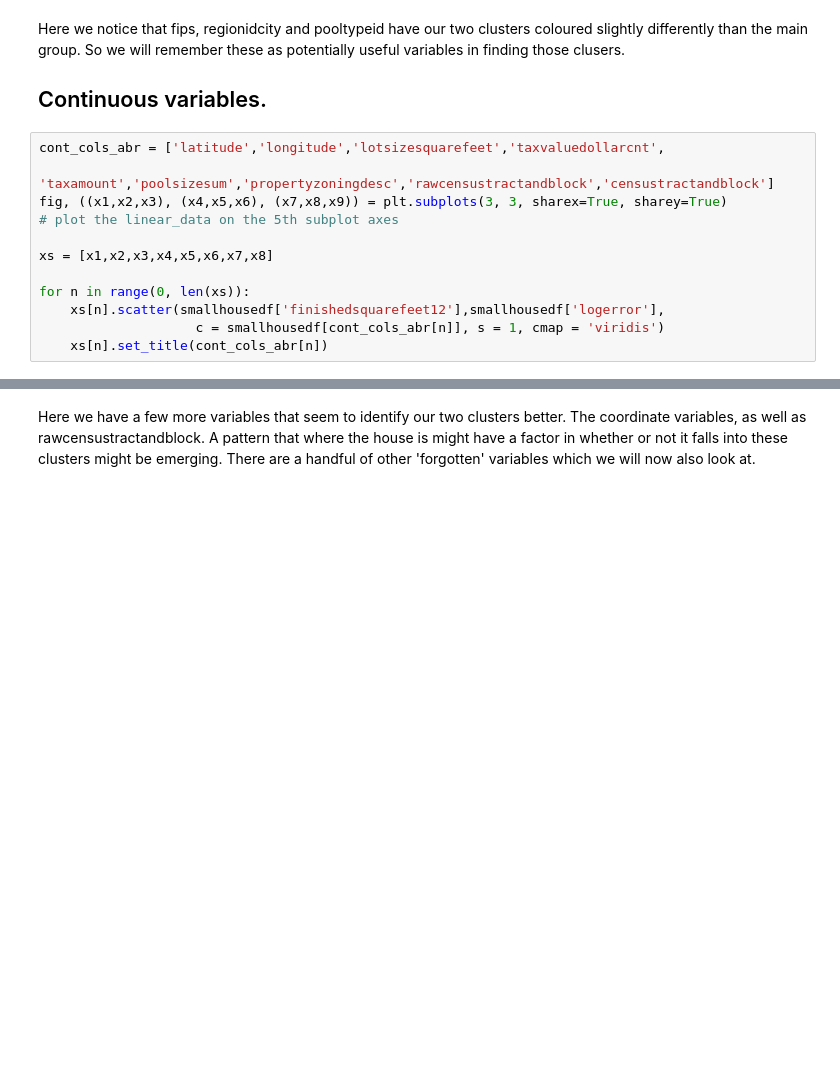
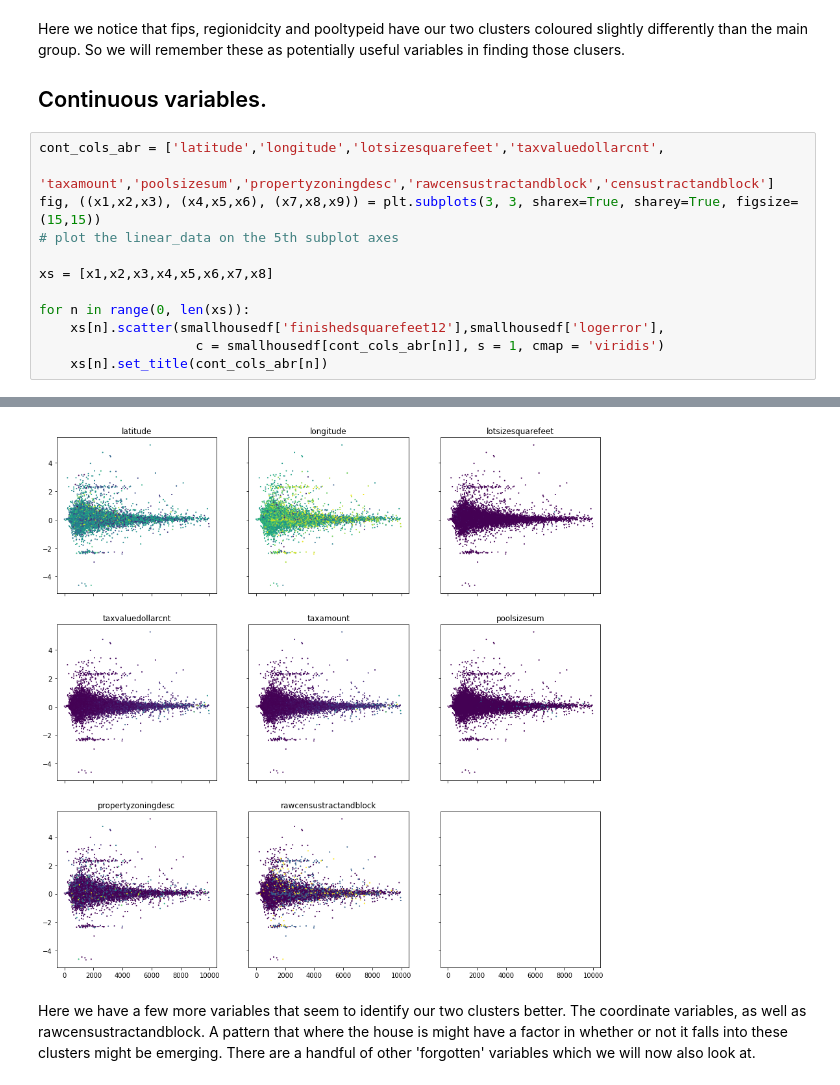
Before and after one commit to Eric-Ens/Capstone_project_1, a Jupyter notebook: Data_Storytelling.ipynb, the cells around one changed output, grey strips where cells are left out. Saved outputs shown, nothing was run; the diff lists cells and outputs as text; blank space fills up the shorter version.

```diff
--- a/Data_Storytelling.ipynb
+++ b/Data_Storytelling.ipynb
@@ -186,7 +181,7 @@ Here we notice that fips, regionidcity and pooltypeid have our two clusters colo
 # %%
 cont_cols_abr = ['latitude','longitude','lotsizesquarefeet','taxvaluedollarcnt',
                  'taxamount','poolsizesum','propertyzoningdesc','rawcensustractandblock','censustractandblock']
-fig, ((x1,x2,x3), (x4,x5,x6), (x7,x8,x9)) = plt.subplots(3, 3, sharex=True, sharey=True)
+fig, ((x1,x2,x3), (x4,x5,x6), (x7,x8,x9)) = plt.subplots(3, 3, sharex=True, sharey=True, figsize=(15,15))
 # plot the linear_data on the 5th subplot axes
 
 xs = [x1,x2,x3,x4,x5,x6,x7,x8]
@@ -201,3 +194,4 @@ for n in range(0, len(xs)):
+[figure, added]
 # %% [markdown]
 Here we have a few more variables that seem to identify our two clusters better. The coordinate variables, as well as rawcensustractandblock. A pattern that where the house is might have a factor in whether or not it falls into these clusters might be emerging. There are a handful of other 'forgotten' variables which we will now also look at.
 # %%
```
Also changed, not shown: parts of 9 cells of this notebook, 3 other files.
